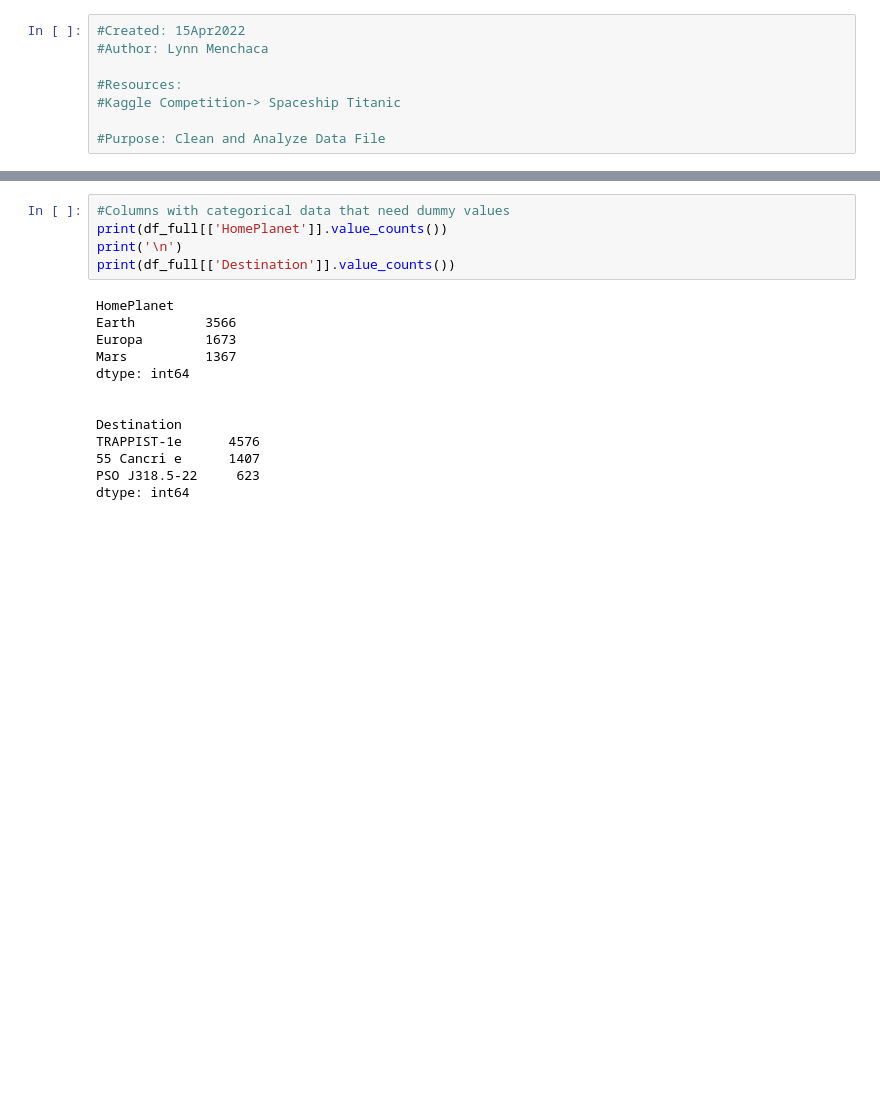
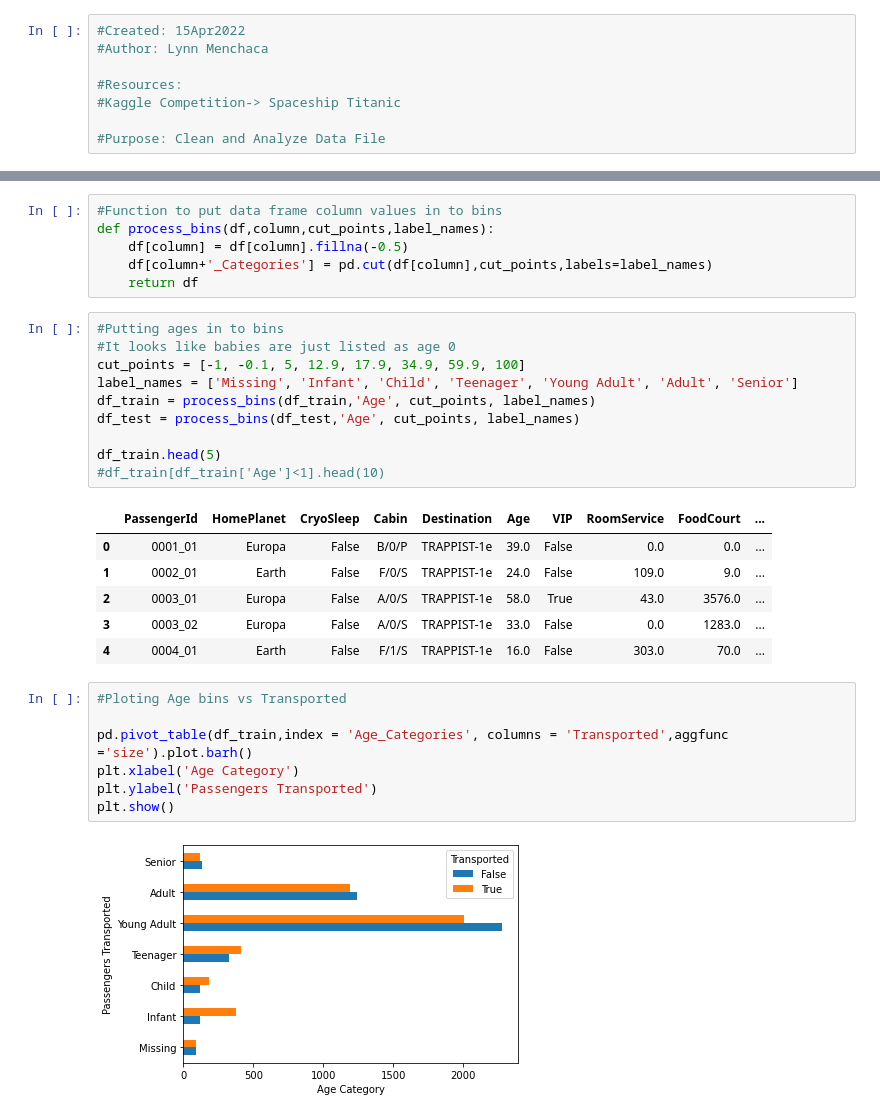
Before and after one commit to lynnmench/Spaceship_Titanic_Kaggle, a Jupyter notebook: Data_Clean_Analyze_SpaceshipTitanic.ipynb, the cells around one changed output, grey strips where cells are left out. Drawn from its saved outputs; the diff is of its cells as text; blank space fills up the shorter version.

```diff
--- a/Data_Clean_Analyze_SpaceshipTitanic.ipynb
+++ b/Data_Clean_Analyze_SpaceshipTitanic.ipynb
@@ -81,18 +147,32 @@ Name: Age, dtype: float64
+# %%
+#Function to put data frame column values in to bins
+def process_bins(df,column,cut_points,label_names):
+    df[column] = df[column].fillna(-0.5)
+    df[column+'_Categories'] = pd.cut(df[column],cut_points,labels=label_names)
+    return df
 # %%
-#Columns with categorical data that need dummy values
-print(df_full[['HomePlanet']].value_counts())
-print('\n')
-print(df_full[['Destination']].value_counts())
+#Putting ages in to bins
+#It looks like babies are just listed as age 0
+cut_points = [-1, -0.1, 5, 12.9, 17.9, 34.9, 59.9, 100]
+label_names = ['Missing', 'Infant', 'Child', 'Teenager', 'Young Adult', 'Adult', 'Senior']
+df_train = process_bins(df_train,'Age', cut_points, label_names)
+df_test = process_bins(df_test,'Age', cut_points, label_names)
+
+df_train.head(5)
+#df_train[df_train['Age']<1].head(10)
 # %% [output]
-HomePlanet
-Earth         3566
-Europa        1673
-Mars          1367
-dtype: int64
-
-
-Destination
-TRAPPIST-1e      4576
-55 Cancri e      1407
-PSO J318.5-22     623
-dtype: int64
+|  | PassengerId | HomePlanet | CryoSleep | Cabin | Destination | Age | VIP | RoomService | FoodCourt | ... |
+| 0 | 0001_01 | Europa | False | B/0/P | TRAPPIST-1e | 39.0 | False | 0.0 | 0.0 | ... |
+| 1 | 0002_01 | Earth | False | F/0/S | TRAPPIST-1e | 24.0 | False | 109.0 | 9.0 | ... |
+| 2 | 0003_01 | Europa | False | A/0/S | TRAPPIST-1e | 58.0 | True | 43.0 | 3576.0 | ... |
+| 3 | 0003_02 | Europa | False | A/0/S | TRAPPIST-1e | 33.0 | False | 0.0 | 1283.0 | ... |
+| 4 | 0004_01 | Earth | False | F/1/S | TRAPPIST-1e | 16.0 | False | 303.0 | 70.0 | ... |
+# %%
+#Ploting Age bins vs Transported
+
+pd.pivot_table(df_train,index = 'Age_Categories', columns = 'Transported',aggfunc ='size').plot.barh()
+plt.xlabel('Age Category')
+plt.ylabel('Passengers Transported')
+plt.show()
+# %% [output]
+[figure, added]
```
Also changed, not shown: parts of 27 cells of this notebook, 3 other files.
